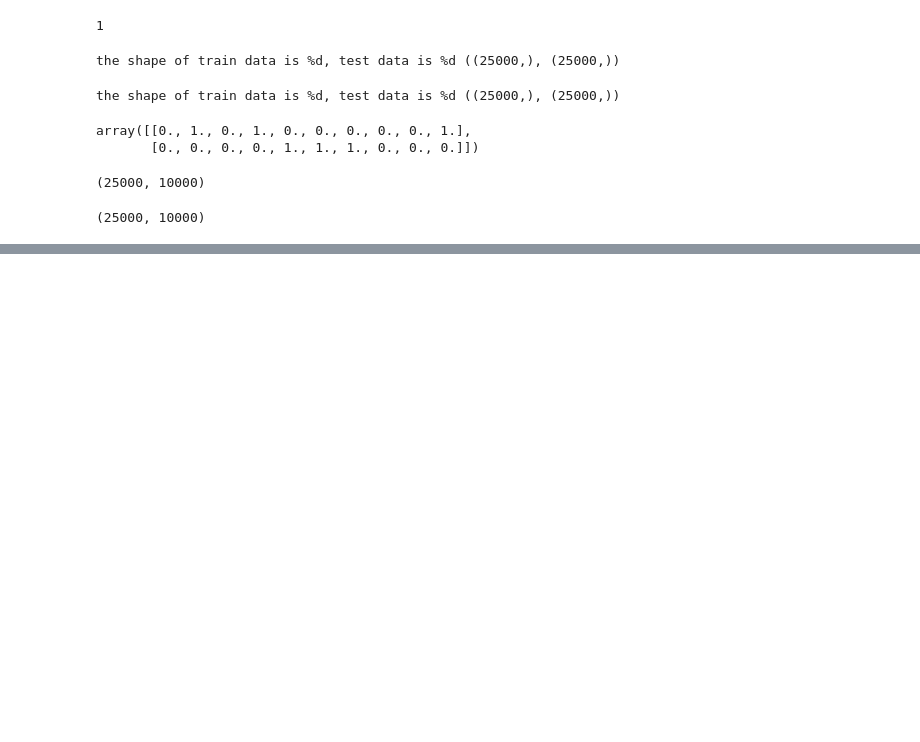
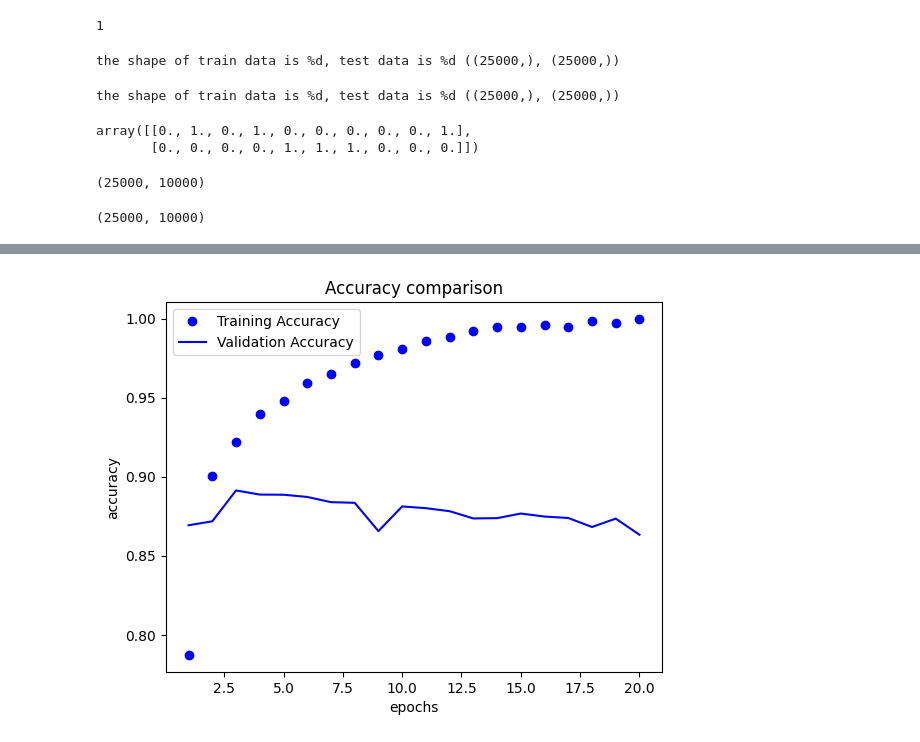
Before and after one commit to raviakasapu/DeepLearningKeras, a Jupyter notebook: DeepLearnning_Keras_Classification_of_Movies.ipynb, the cells around one changed output, grey strips where cells are left out. Drawn from its saved outputs; the diff is of its cells as text; code cells hidden in the pictures; blank space fills up the shorter version.

```diff
--- a/DeepLearnning_Keras_Classification_of_Movies.ipynb
+++ b/DeepLearnning_Keras_Classification_of_Movies.ipynb
@@ -70,0 +182,16 @@ y_test.shape
+# %%
+accuracy_values = history_dict['acc']
+val_accuracy_values = history_dict['val_acc']
+
+epochs = range(1, len(history_dict['acc'])+1)
+
+plt.plot(epochs, accuracy_values, 'bo', label ='Training Accuracy')
+plt.plot(epochs, val_accuracy_values, 'b', label ='Validation Accuracy')
+plt.title('Accuracy comparison')
+plt.xlabel('epochs')
+plt.ylabel('accuracy')
+plt.legend()
+
+plt.show()
+# %% [output]
+[figure, added]
```
Also changed, not shown: parts of 18 cells of this notebook.
